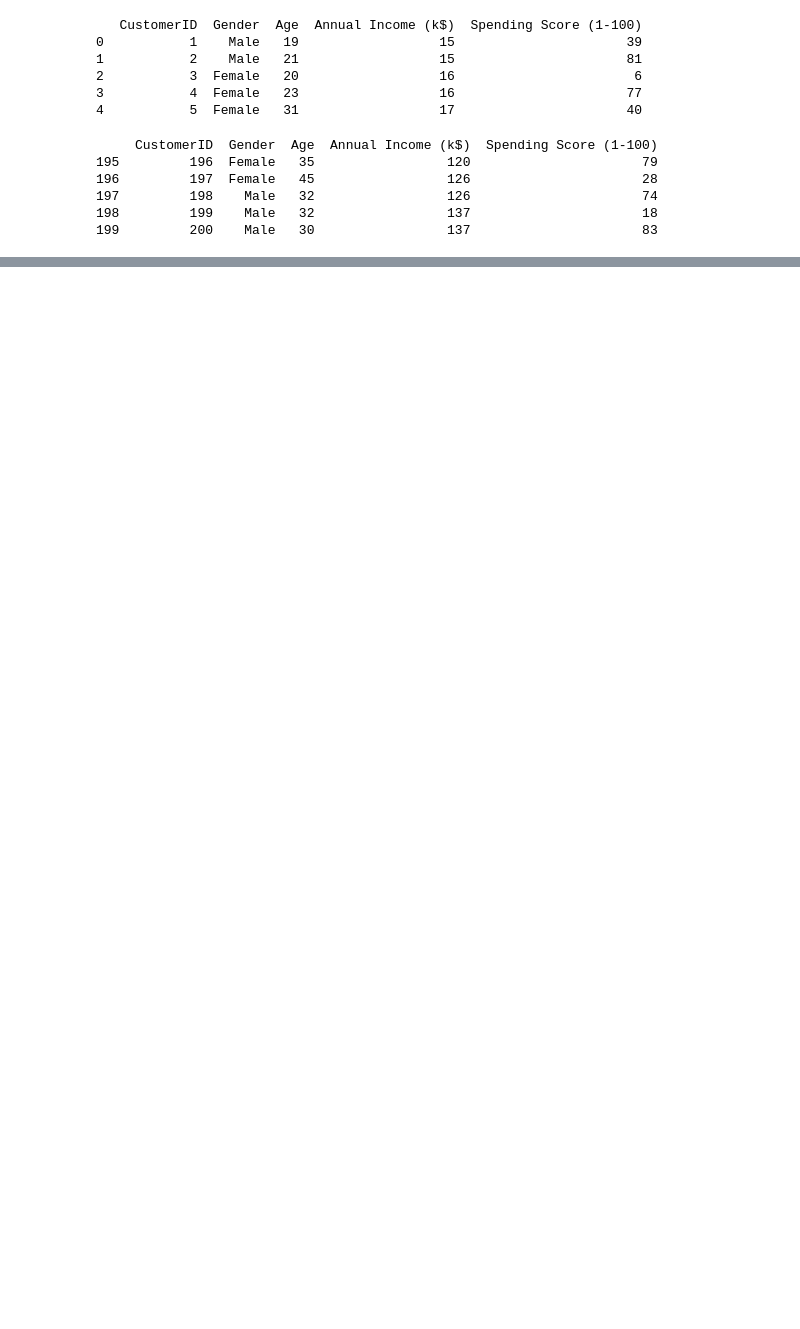
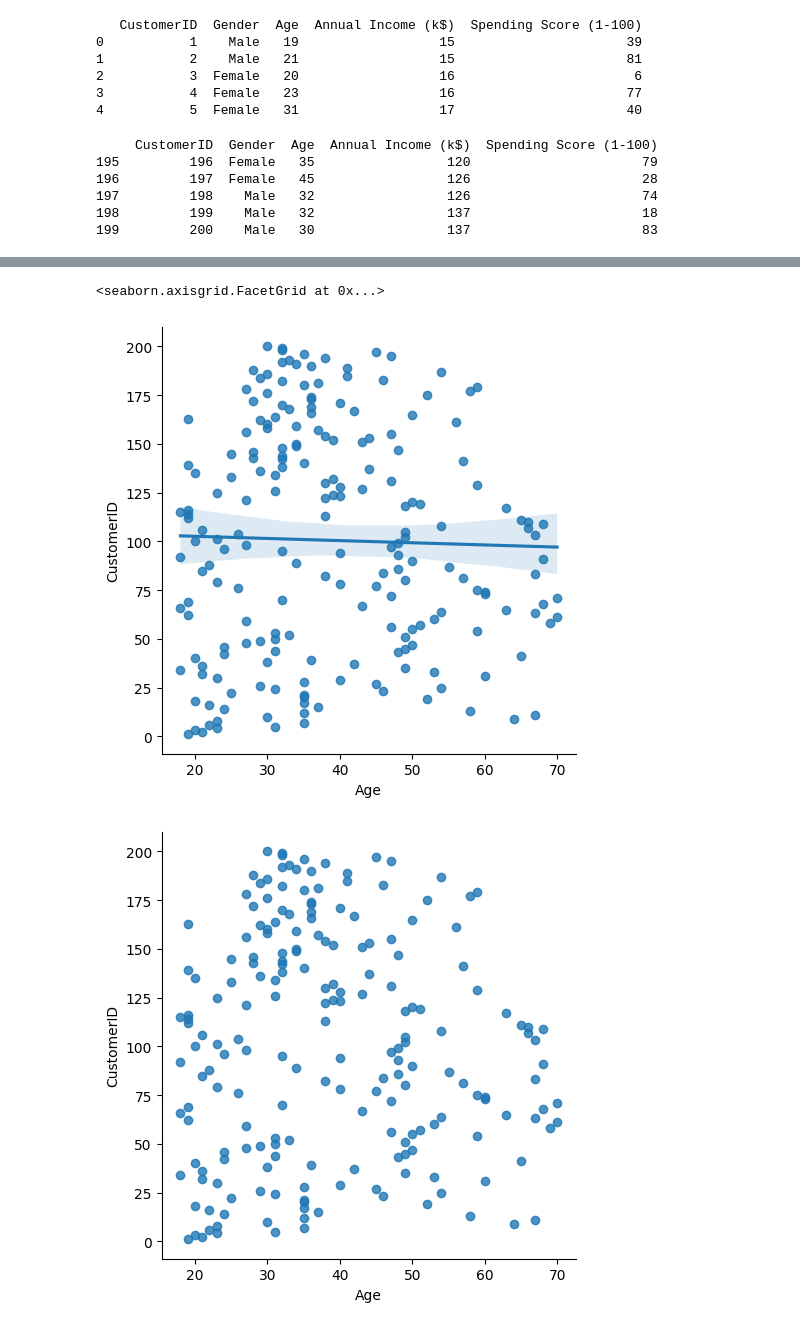
Before and after one commit to rajsrm2021/Data-analytics, a Jupyter notebook: first.ipynb, the cells around one changed output, grey strips where cells are left out. Drawn from its saved outputs; the diff is of its cells as text; code cells hidden in the pictures; blank space fills up the shorter version.

Commit message:
added more data

```diff
--- a/first.ipynb
+++ b/first.ipynb
@@ -24,0 +60,8 @@ print(df1.tail())
+# %%
+# creating a scatter plot
+sns.lmplot(x='Age', y='CustomerID', data=df1)
+sns.lmplot(x='Age', y='CustomerID', data=df1, fit_reg=False) # To remove the regression line, we use the fit_reg=False command
+# %% [output]
+<seaborn.axisgrid.FacetGrid at 0x...>
+[figure, added]
+[figure, added]
```
Also changed, not shown: parts of 11 cells of this notebook.
